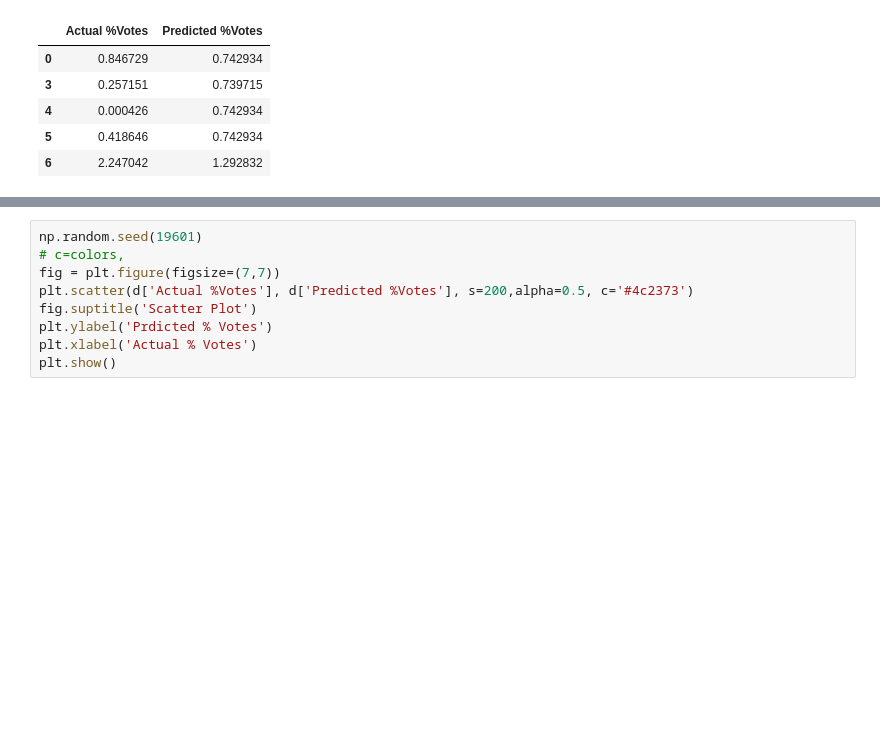
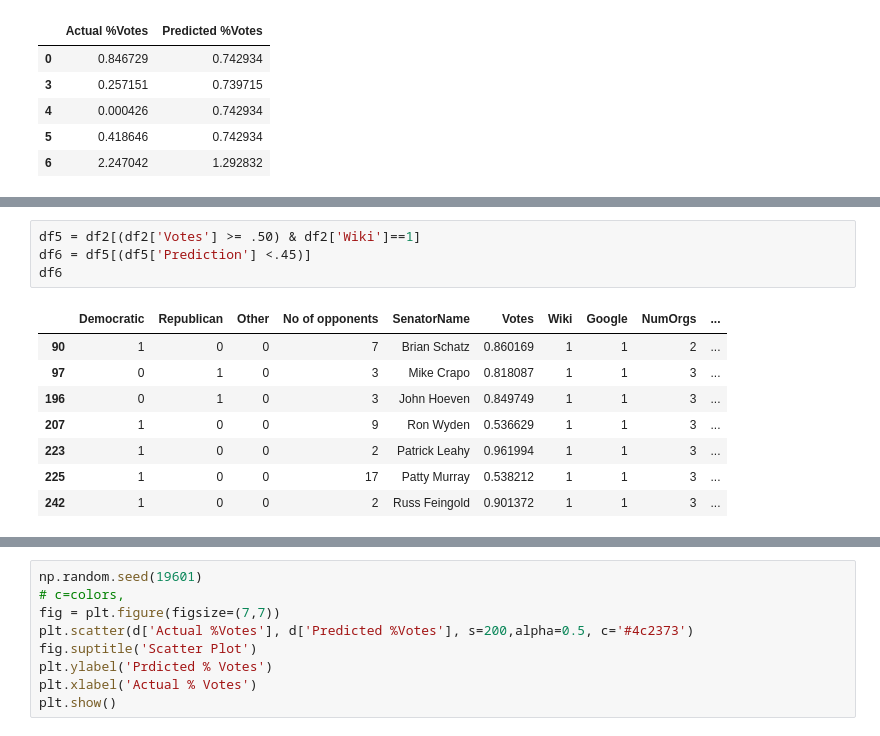
Before and after one commit to ChiruGit/Capstone, a Jupyter notebook: DataExplorationALL.ipynb, the cells around one changed output, grey strips where cells are left out. Drawn from its saved outputs; the diff is of its cells as text; blank space fills up the shorter version.

```diff
--- a/DataExplorationALL.ipynb
+++ b/DataExplorationALL.ipynb
@@ -771,3 +814,16 @@ See the caveats in the documentation: http://pandas.pydata.org/pandas-docs/stabl
 | 120 | 1 | 0 | 0 | 10 | Jim Gray | 0.394980 | 0 | 1 | 3 | ... |
 | 154 | 0 | 1 | 0 | 11 | Roy Blunt | 0.487459 | 1 | 1 | 2 | ... |
 | 192 | 1 | 0 | 0 | 8 | Deborah Ross | 0.307366 | 1 | 1 | 2 | ... |
+# %%
+df5 = df2[(df2['Votes'] >= .50) & df2['Wiki']==1]
+df6 = df5[(df5['Prediction'] <.45)]
+df6
+# %% [output]
+|  | Democratic | Republican | Other | No of opponents | SenatorName | Votes | Wiki | Google | NumOrgs | ... |
+| 90 | 1 | 0 | 0 | 7 | Brian Schatz | 0.860169 | 1 | 1 | 2 | ... |
+| 97 | 0 | 1 | 0 | 3 | Mike Crapo | 0.818087 | 1 | 1 | 3 | ... |
+| 196 | 0 | 1 | 0 | 3 | John Hoeven | 0.849749 | 1 | 1 | 3 | ... |
+| 207 | 1 | 0 | 0 | 9 | Ron Wyden | 0.536629 | 1 | 1 | 3 | ... |
+| 223 | 1 | 0 | 0 | 2 | Patrick Leahy | 0.961994 | 1 | 1 | 3 | ... |
+| 225 | 1 | 0 | 0 | 17 | Patty Murray | 0.538212 | 1 | 1 | 3 | ... |
+| 242 | 1 | 0 | 0 | 2 | Russ Feingold | 0.901372 | 1 | 1 | 3 | ... |
```
Also changed, not shown: parts of 56 cells of this notebook, 7 other files.
